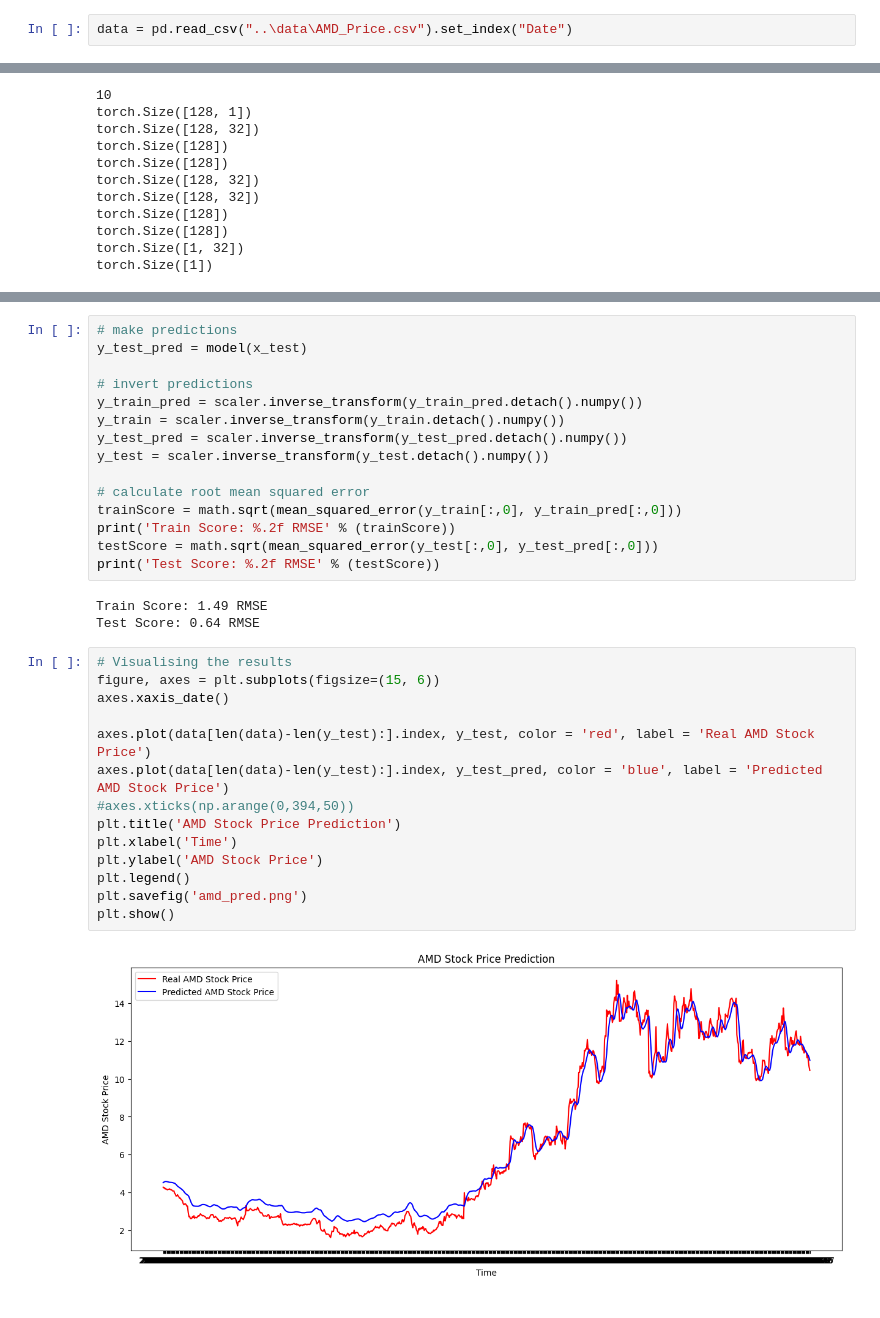
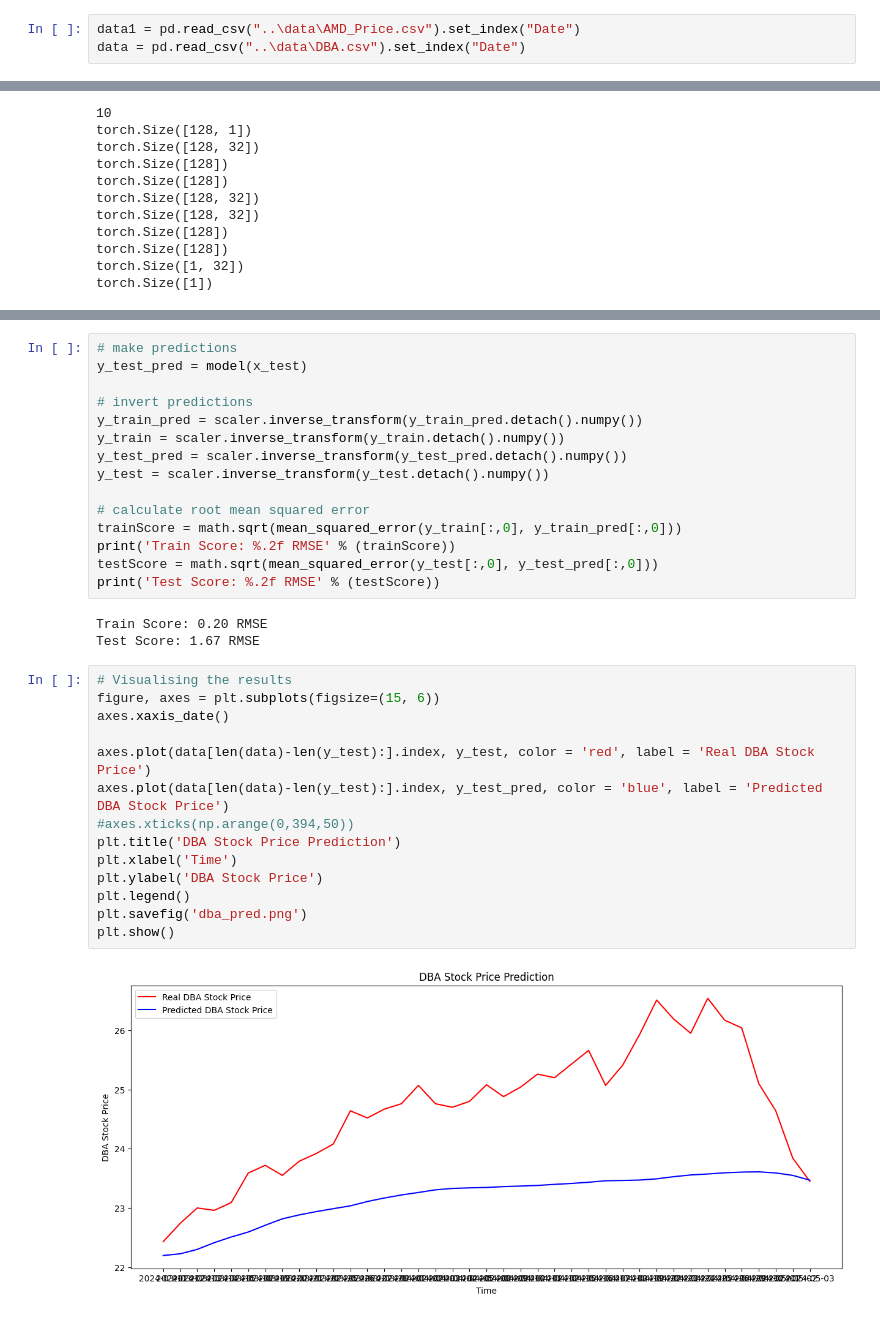
Before and after one commit to riabova/cse578, a Jupyter notebook: code/lstm_pytorch.ipynb, the cells around one changed output, grey strips where cells are left out. Saved outputs shown, nothing was run; the diff lists cells and outputs as text.

```diff
--- a/code/lstm_pytorch.ipynb
+++ b/code/lstm_pytorch.ipynb
@@ -10,7 +10,8 @@ import matplotlib.pyplot as plt
 # %% [markdown]
 # Data
 # %%
-data = pd.read_csv("..\data\AMD_Price.csv").set_index("Date")
+data1 = pd.read_csv("..\data\AMD_Price.csv").set_index("Date")
+data = pd.read_csv("..\data\DBA.csv").set_index("Date")
 # %%
 data.head()
 # %% [output]
@@ -190,21 +191,21 @@ print('Train Score: %.2f RMSE' % (trainScore))
 testScore = math.sqrt(mean_squared_error(y_test[:,0], y_test_pred[:,0]))
 print('Test Score: %.2f RMSE' % (testScore))
 # %% [output]
-Train Score: 1.49 RMSE
-Test Score: 0.64 RMSE
+Train Score: 0.20 RMSE
+Test Score: 1.67 RMSE
 # %%
 # Visualising the results
 figure, axes = plt.subplots(figsize=(15, 6))
 axes.xaxis_date()
 
-axes.plot(data[len(data)-len(y_test):].index, y_test, color = 'red', label = 'Real AMD Stock Price')
-axes.plot(data[len(data)-len(y_test):].index, y_test_pred, color = 'blue', label = 'Predicted AMD Stock Price')
+axes.plot(data[len(data)-len(y_test):].index, y_test, color = 'red', label = 'Real DBA Stock Price')
+axes.plot(data[len(data)-len(y_test):].index, y_test_pred, color = 'blue', label = 'Predicted DBA Stock Price')
 #axes.xticks(np.arange(0,394,50))
-plt.title('AMD Stock Price Prediction')
+plt.title('DBA Stock Price Prediction')
 plt.xlabel('Time')
-plt.ylabel('AMD Stock Price')
+plt.ylabel('DBA Stock Price')
 plt.legend()
-plt.savefig('amd_pred.png')
+plt.savefig('dba_pred.png')
 plt.show()
 # %% [output]
-[figure, old version]
+[figure, new version]
```
Also changed, not shown: parts of 5 cells of this notebook, 2 other files.
